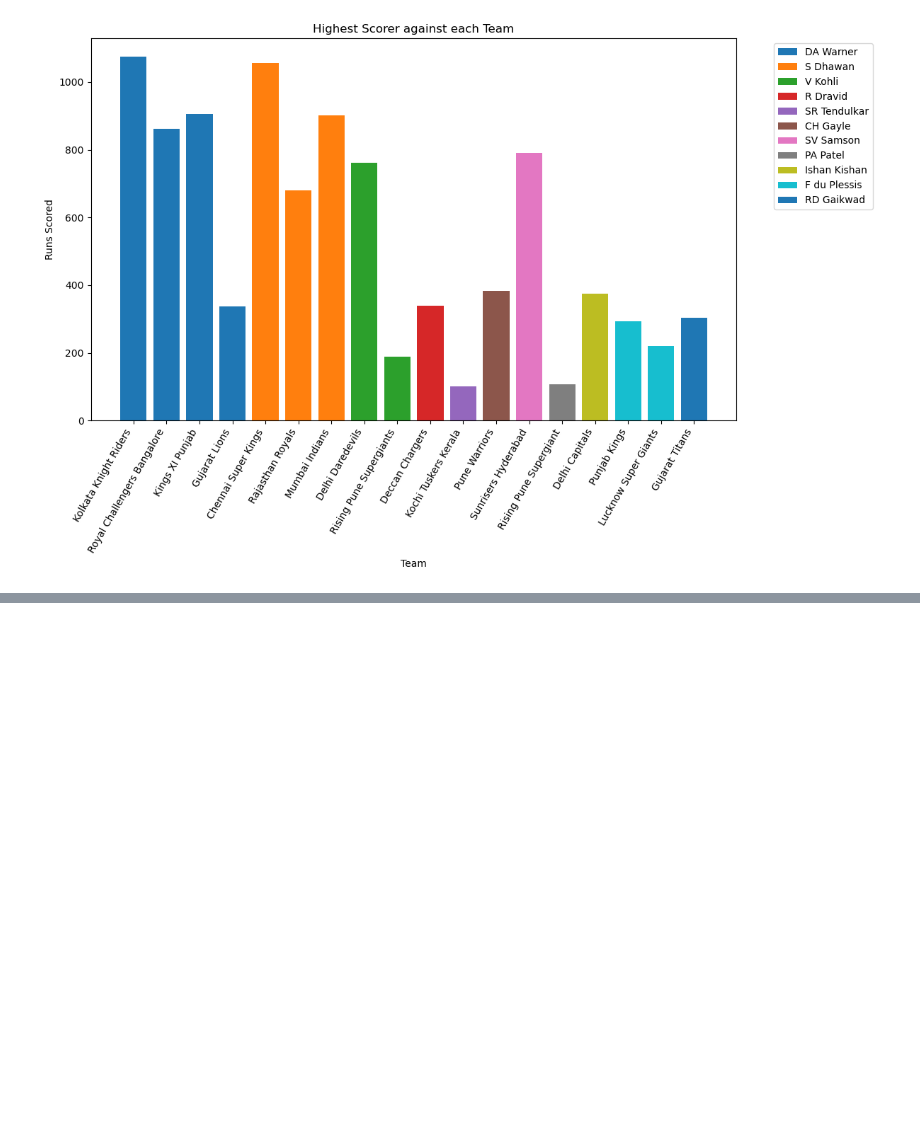
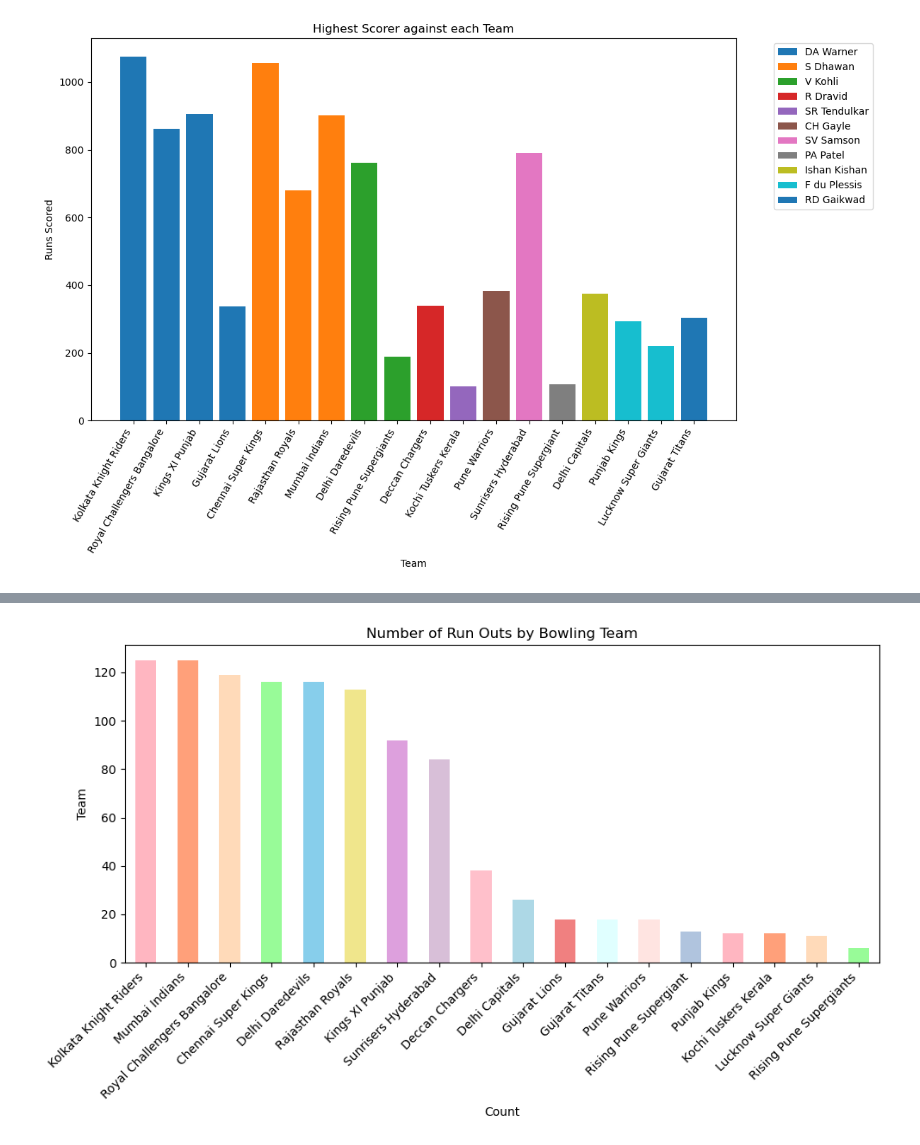
Before and after one commit to code-with-aneesh/IPL_Analysis, a Jupyter notebook: delivery_analysis.ipynb, the cells around one changed output, grey strips where cells are left out. Cells and saved outputs as stored; diff of their text form; code cells hidden in the pictures; blank space fills up the shorter version.

```diff
--- a/delivery_analysis.ipynb
+++ b/delivery_analysis.ipynb
@@ -324,0 +345,38 @@ plt.show()
+# %%
+from matplotlib import pyplot as plt
+
+run_out_teams_counts = (
+    df[df["dismissal_kind"] == "run out"]["bowling_team"]
+    .value_counts()
+    .head(25)
+    .sort_values(ascending=False)
+)
+
+
+pastel_colors = [
+    "#FFB6C1",
+    "#FFA07A",
+    "#FFDAB9",
+    "#98FB98",
+    "#87CEEB",
+    "#F0E68C",
+    "#DDA0DD",
+    "#D8BFD8",
+    "#FFC0CB",
+    "#ADD8E6",
+    "#F08080",
+    "#E0FFFF",
+    "#FFE4E1",
+    "#B0C4DE",
+]
+
+plt.figure(figsize=(10, 6))
+run_out_teams_counts.plot(kind="bar", color=pastel_colors)
+plt.xlabel("Count")
+plt.ylabel("Team")
+plt.title("Number of Run Outs by Bowling Team")
+plt.xticks(rotation=45, ha="right")
+plt.tight_layout()
+plt.show()
+# %% [output]
+[figure, added]
```
Also changed, not shown: parts of 6 cells of this notebook, 2 other files.
